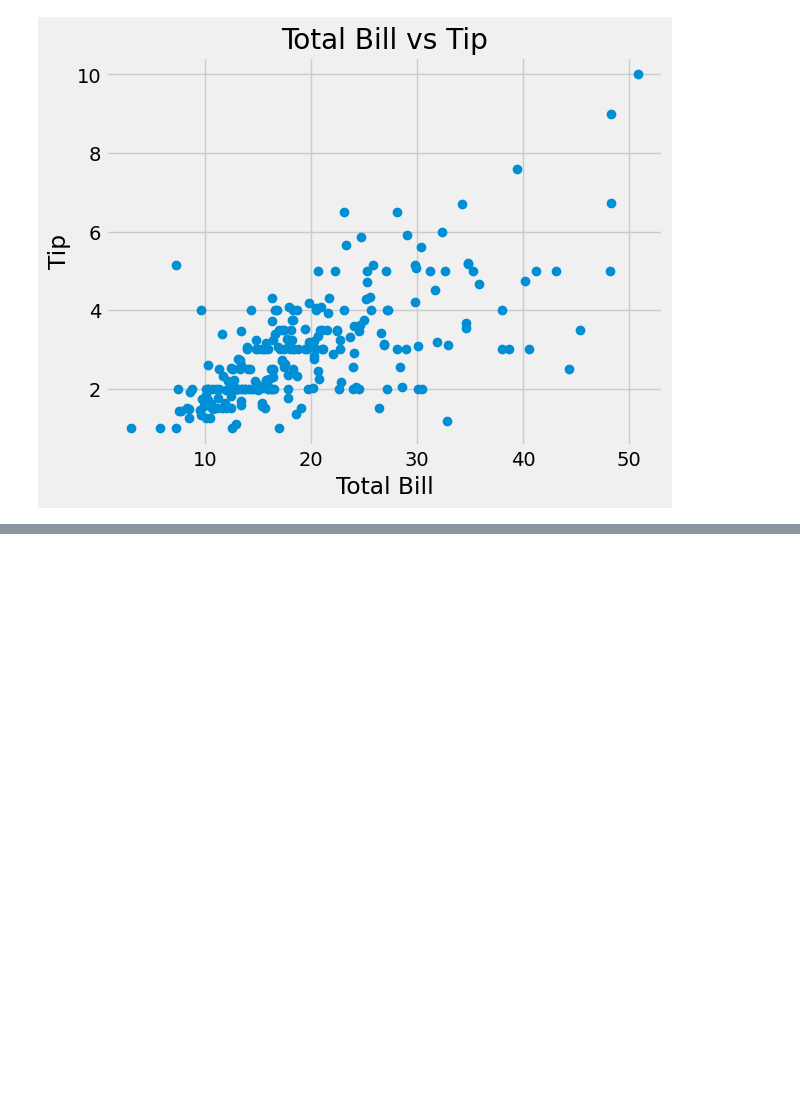
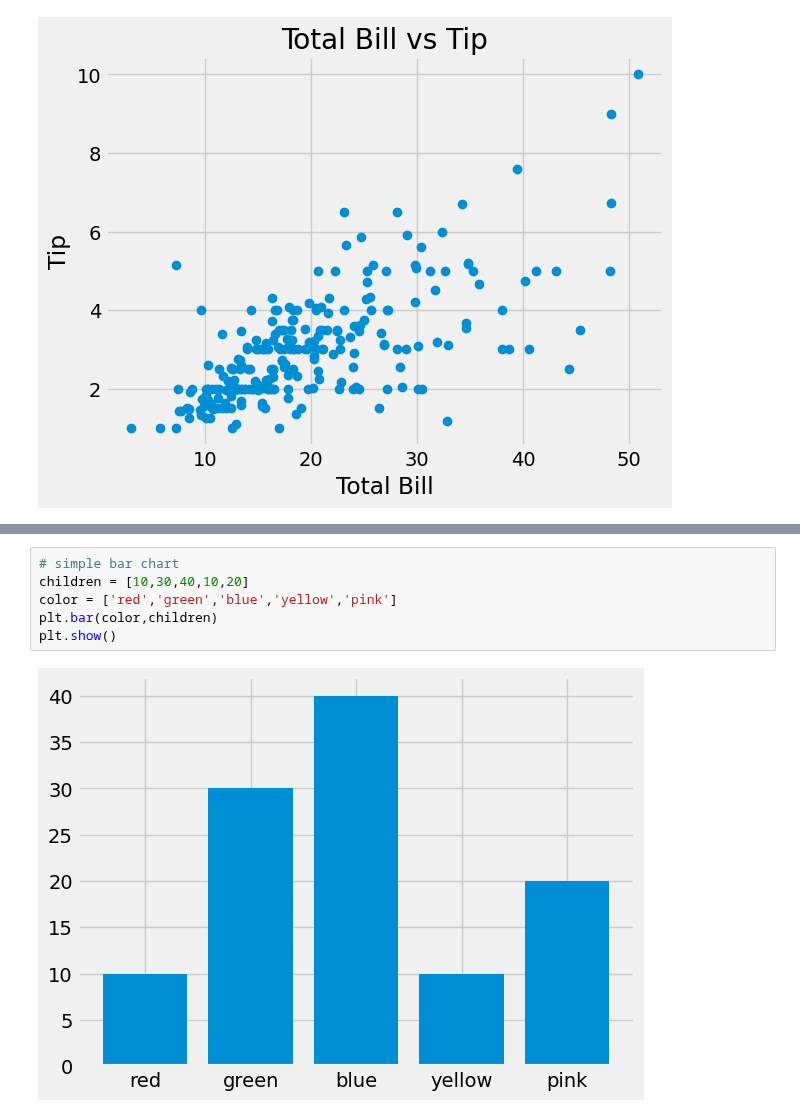
Before and after one commit to Saifullah785/Python_for_Data_Science, a Jupyter notebook: Matplotlib-for-Data-Science/Class_01_matplotlib.ipynb, the cells around one changed output, grey strips where cells are left out. Drawn from its saved outputs; the diff is of its cells as text; blank space fills up the shorter version.

```diff
--- a/Matplotlib-for-Data-Science/Class_01_matplotlib.ipynb
+++ b/Matplotlib-for-Data-Science/Class_01_matplotlib.ipynb
@@ -202,0 +209,8 @@ plt.show()
+# %%
+# simple bar chart
+children = [10,30,40,10,20]
+color = ['red','green','blue','yellow','pink']
+plt.bar(color,children)
+plt.show()
+# %% [output]
+[figure, added]
```
Also changed, not shown: parts of 24 cells of this notebook.
